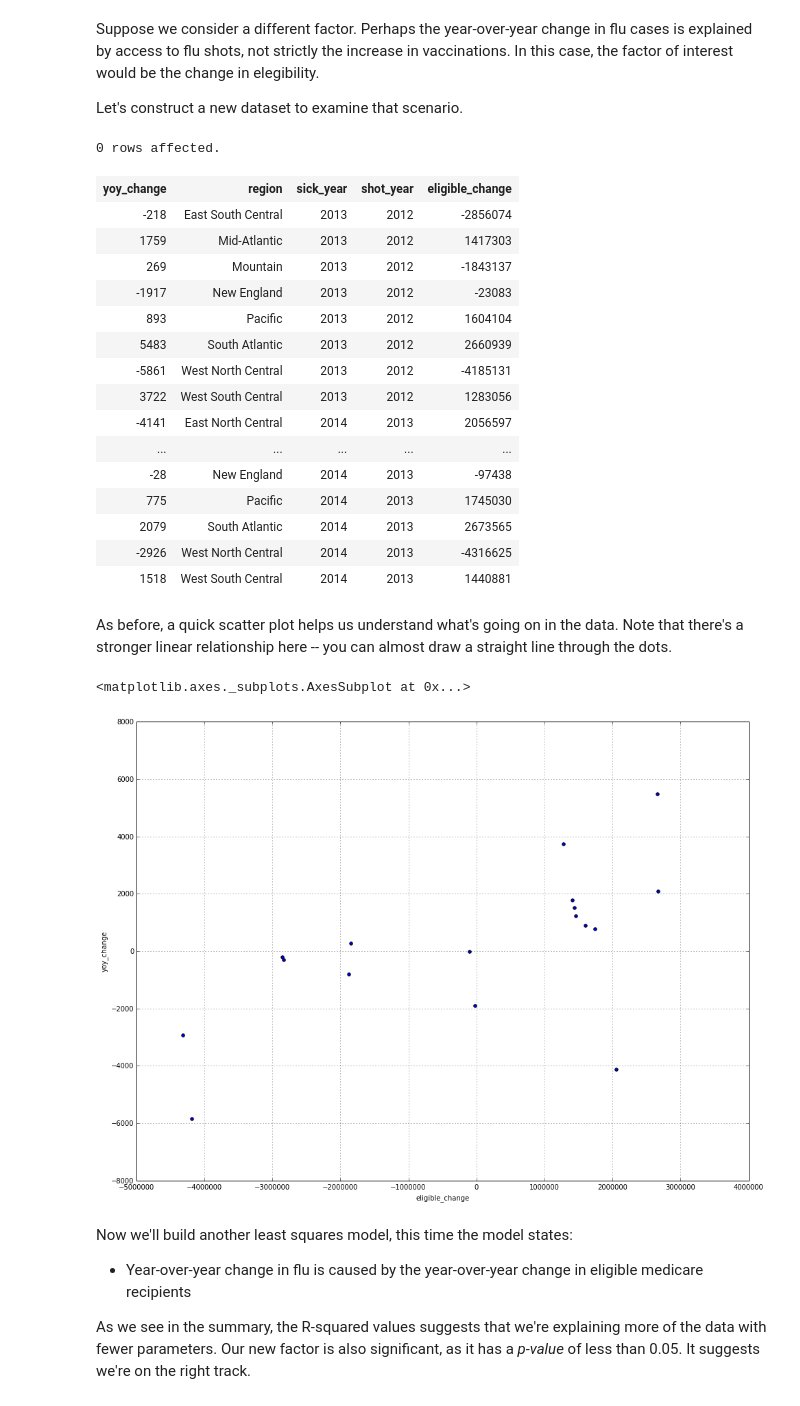
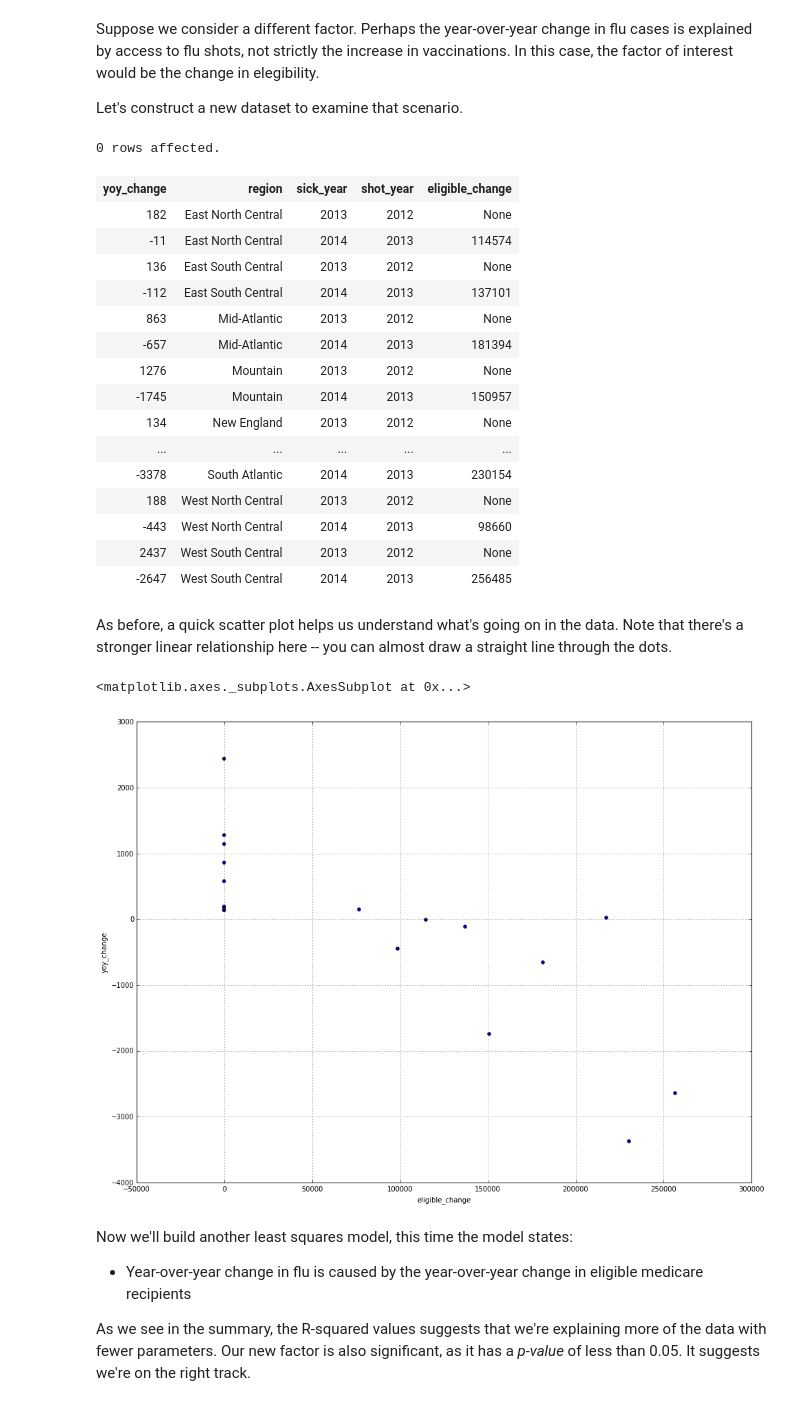
Before and after one commit to dwmclary/odsb2014, a Jupyter notebook: notebooks/Do vaccination rates impact flu rates?.ipynb, the cells around one changed output. Cells and saved outputs as stored; diff of their text form; code cells hidden in the pictures.

```diff
--- a/notebooks/Do vaccination rates impact flu rates?.ipynb
+++ b/notebooks/Do vaccination rates impact flu rates?.ipynb
@@ -192,21 +193,21 @@ Suppose we consider a different factor.  Perhaps the year-over-year change in fl
 Let's construct a new dataset to examine that scenario.
 # %%
 %%sql with shots as (
-  select all_eligible- lag(all_eligible) over (order by year) as eligible_change, region_name, year
+  select all_eligible- lag(all_eligible) over (partition by region_name order by year) as eligible_change, region_name, year
   from (
     select sum(f.eligible) as all_eligible, s.region_name, f.year
       from flushots f, state_stats s
       where s.state=f.state and f.ethnicity='T'
-      and f.week=52 and year in (2012, 2013)
+      and f.week=52 and year in (2012, 2013, 2014)
       group by year, region_name
   )
 ),
 sick as (
-  select total_a - lag(total_a) over (order by year) as yoy_change, region, year
+  select total_a - lag(total_a) over (partition by region order by year) as yoy_change, region, year
   from (
     select sum(a_total) as total_a, region, year
     from us_who_flu_stats
-    where year in (2013,2014) group by year, region
+    where year in (2012, 2013,2014) group by year, region
     )
   )
 select sick.yoy_change, sick.region, sick.year as sick_year,
@@ -217,30 +218,31 @@ and yoy_change is not null
 # %% [output]
 0 rows affected.
 | yoy_change | region | sick_year | shot_year | eligible_change |
-| -218 | East South Central | 2013 | 2012 | -2856074 |
-| 1759 | Mid-Atlantic | 2013 | 2012 | 1417303 |
-| 269 | Mountain | 2013 | 2012 | -1843137 |
-| -1917 | New England | 2013 | 2012 | -23083 |
-| 893 | Pacific | 2013 | 2012 | 1604104 |
-| 5483 | South Atlantic | 2013 | 2012 | 2660939 |
-| -5861 | West North Central | 2013 | 2012 | -4185131 |
-| 3722 | West South Central | 2013 | 2012 | 1283056 |
-| -4141 | East North Central | 2014 | 2013 | 2056597 |
+| 182 | East North Central | 2013 | 2012 | None |
+| -11 | East North Central | 2014 | 2013 | 114574 |
+| 136 | East South Central | 2013 | 2012 | None |
+| -112 | East South Central | 2014 | 2013 | 137101 |
+| 863 | Mid-Atlantic | 2013 | 2012 | None |
+| -657 | Mid-Atlantic | 2014 | 2013 | 181394 |
+| 1276 | Mountain | 2013 | 2012 | None |
+| -1745 | Mountain | 2014 | 2013 | 150957 |
+| 134 | New England | 2013 | 2012 | None |
 | ... | ... | ... | ... | ... |
-| -28 | New England | 2014 | 2013 | -97438 |
-| 775 | Pacific | 2014 | 2013 | 1745030 |
-| 2079 | South Atlantic | 2014 | 2013 | 2673565 |
-| -2926 | West North Central | 2014 | 2013 | -4316625 |
-| 1518 | West South Central | 2014 | 2013 | 1440881 |
+| -3378 | South Atlantic | 2014 | 2013 | 230154 |
+| 188 | West North Central | 2013 | 2012 | None |
+| -443 | West North Central | 2014 | 2013 | 98660 |
+| 2437 | West South Central | 2013 | 2012 | None |
+| -2647 | West South Central | 2014 | 2013 | 256485 |
 # %% [markdown]
 As before, a quick scatter plot helps us understand what's going on in the data.  Note that there's a stronger linear relationship here -- you can almost draw a straight line through the dots.
 # %%
 shots_to_sick = _.DataFrame()
+shots_to_sick["eligible_change"].fillna(0,inplace=True)
 fig, ax = plt.subplots(nrows=1, ncols=1, figsize=(16,12));
 shots_to_sick.plot(kind="scatter", x='eligible_change', y='yoy_change',ax=ax)
 # %% [output]
 <matplotlib.axes._subplots.AxesSubplot at 0x...>
-[figure, old version]
+[figure, new version]
 # %% [markdown]
 Now we'll build another least squares model, this time the model states:
 
```
Also changed, not shown: parts of 7 cells of this notebook.
